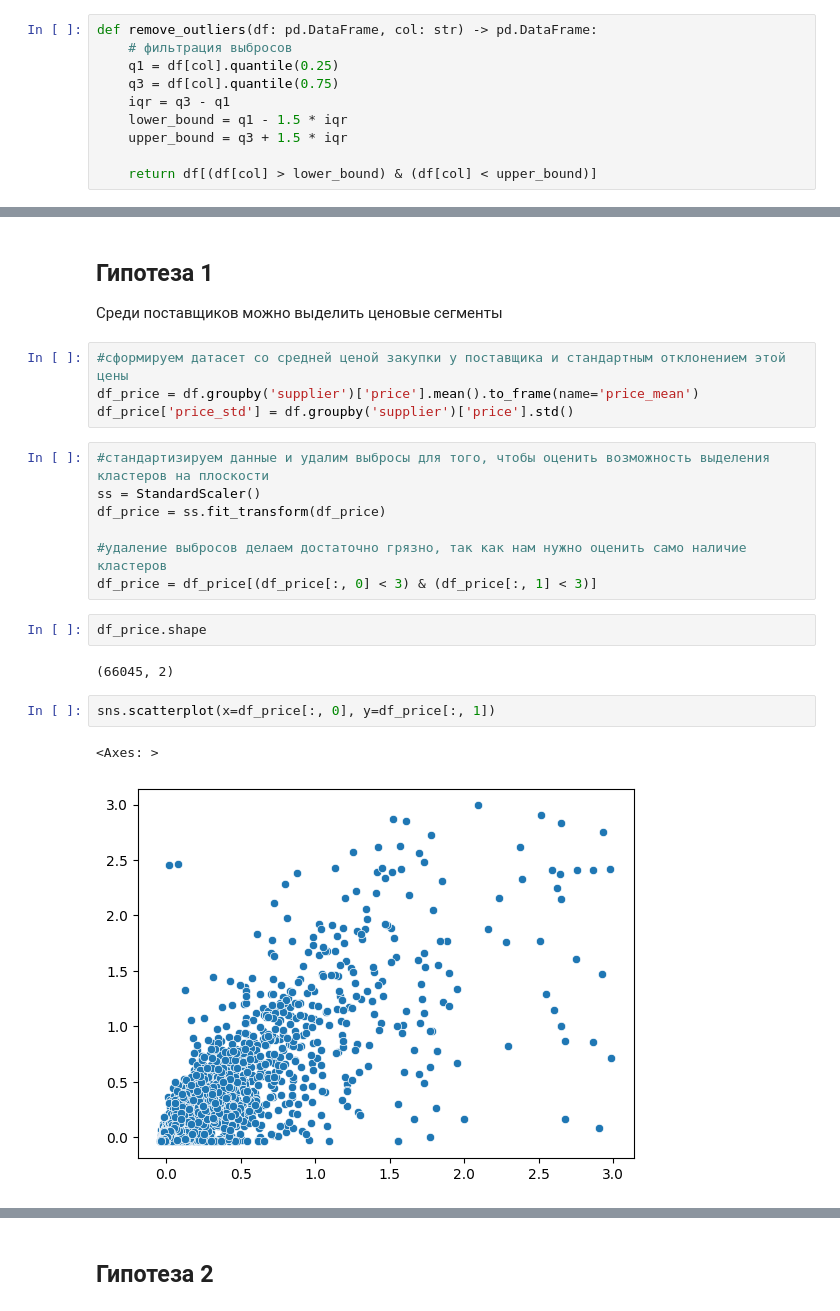
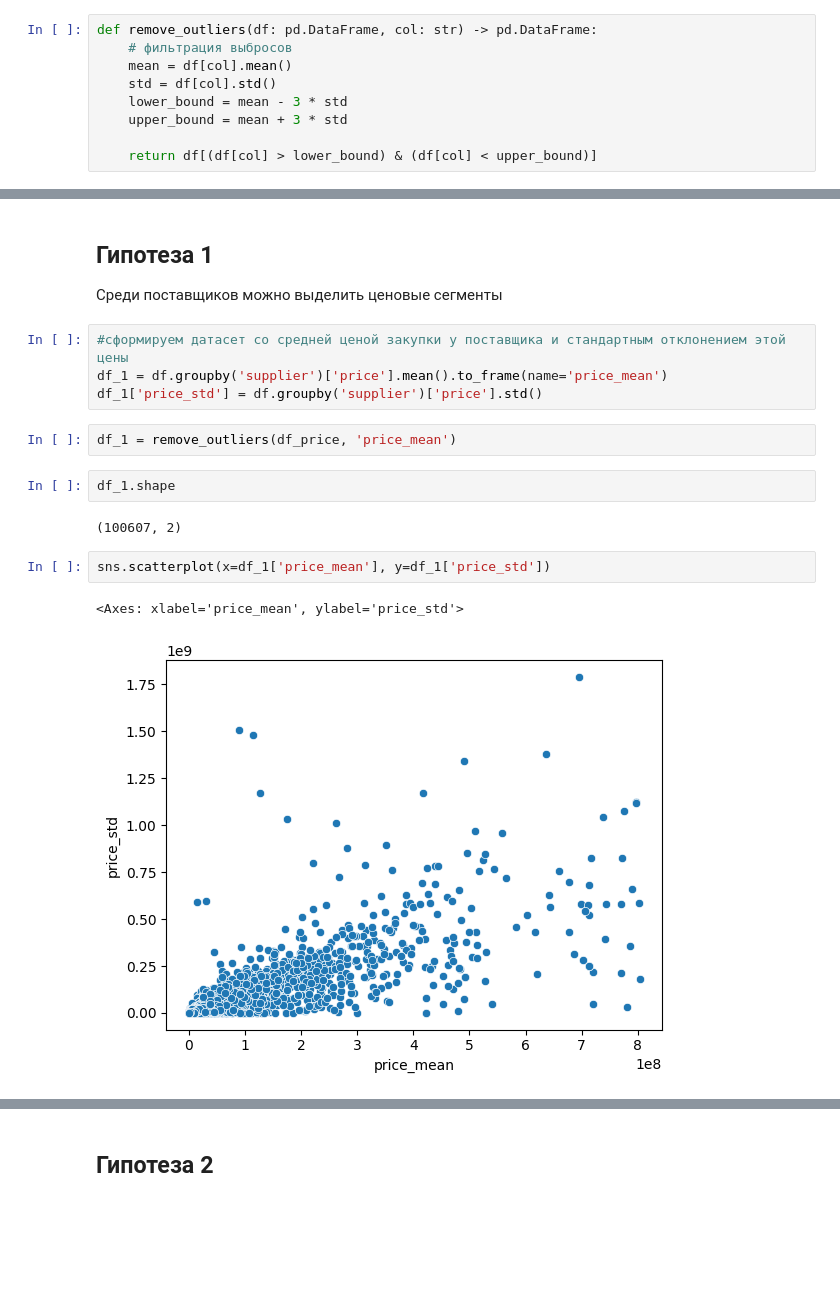
Before and after one commit to Lsdbot/Zakupki, a Jupyter notebook: notebooks/EDA.ipynb, the cells around one changed output, grey strips where cells are left out. Cells and saved outputs as stored; diff of their text form; blank space fills up the shorter version.

```diff
--- a/notebooks/EDA.ipynb
+++ b/notebooks/EDA.ipynb
@@ -89,10 +88,9 @@ def barplot_group(df: pd.DataFrame, col_main: str, col_group: str, title: str =
 # %%
 def remove_outliers(df: pd.DataFrame, col: str) -> pd.DataFrame:
     # фильтрация выбросов
-    q1 = df[col].quantile(0.25)
-    q3 = df[col].quantile(0.75)
-    iqr = q3 - q1
-    lower_bound = q1 - 1.5 * iqr
-    upper_bound = q3 + 1.5 * iqr
+    mean = df[col].mean()
+    std = df[col].std()
+    lower_bound = mean - 3 * std
+    upper_bound = mean + 3 * std
 
     return df[(df[col] > lower_bound) & (df[col] < upper_bound)]
@@ -358,22 +347,17 @@ df_mod[:10]
 Среди поставщиков можно выделить ценовые сегменты
 # %%
 #сформируем датасет со средней ценой закупки у поставщика и стандартным отклонением этой цены
-df_price = df.groupby('supplier')['price'].mean().to_frame(name='price_mean')
-df_price['price_std'] = df.groupby('supplier')['price'].std()
+df_1 = df.groupby('supplier')['price'].mean().to_frame(name='price_mean')
+df_1['price_std'] = df.groupby('supplier')['price'].std()
-# %%
-#стандартизируем данные и удалим выбросы для того, чтобы оценить возможность выделения кластеров на плоскости
-ss = StandardScaler()
-df_price = ss.fit_transform(df_price)
-
-#удаление выбросов делаем достаточно грязно, так как нам нужно оценить само наличие кластеров
-df_price = df_price[(df_price[:, 0] < 3) & (df_price[:, 1] < 3)]
+# %%
+df_1 = remove_outliers(df_price, 'price_mean')
 # %%
-df_price.shape
+df_1.shape
 # %% [output]
-(66045, 2)
+(100607, 2)
 # %%
-sns.scatterplot(x=df_price[:, 0], y=df_price[:, 1])
+sns.scatterplot(x=df_1['price_mean'], y=df_1['price_std'])
 # %% [output]
-<Axes: >
+<Axes: xlabel='price_mean', ylabel='price_std'>
-[figure, old version]
+[figure, new version]
 # %% [markdown]
```
Also changed, not shown: parts of 61 cells of this notebook.
